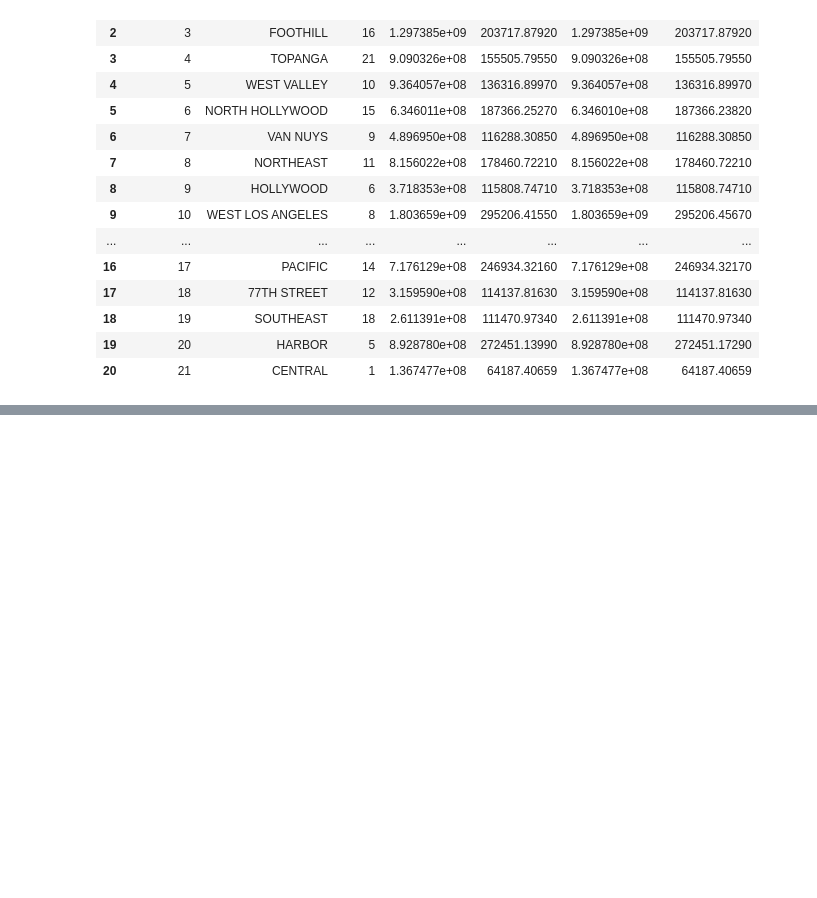
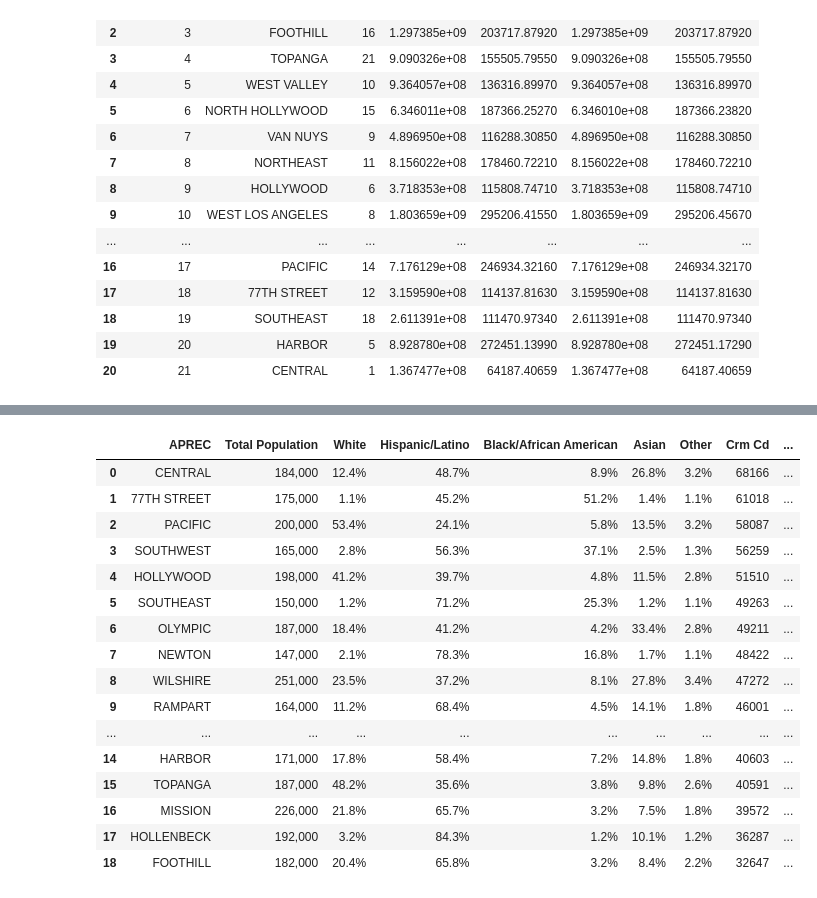
Before and after one commit to DazzedUpDas/AI-Ethics--Detecting-Bias, a Jupyter notebook: DetectingBias.ipynb, the cells around one changed output, grey strips where cells are left out. Cells and saved outputs as stored; diff of their text form; code cells hidden in the pictures; blank space fills up the shorter version.

```diff
--- a/DetectingBias.ipynb
+++ b/DetectingBias.ipynb
@@ -279,0 +301,3 @@ lapd_division_areas
+# %%
+lapd_area.drop(columns=['OBJECTID','PREC','PERIMETER','Shape__Area','Shape__Length'],axis=1,inplace=True)
+lapd_area
@@ -279,0 +331,2 @@ lapd_division_areas
+# %%
+lapd_demographics_crime_race.rename(columns={"LAPD Area":"APREC"},inplace=True)
@@ -279,0 +393,6 @@ lapd_division_areas
+# %%
+
+lapd_demographics_crime_race['APREC'] = lapd_demographics_crime_race['APREC'].str.lower()
+lapd_area['APREC'] = lapd_area['APREC'].str.lower()
+
+total_df = lapd_demographics_crime_race.merge(lapd_area, on='APREC')
@@ -279,0 +405,22 @@ lapd_division_areas
+# %%
+total_df['APREC']=total_df['APREC'].str.upper()
+# %%
+total_df
+# %% [output]
+|  | APREC | Total Population | White | Hispanic/Latino | Black/African American | Asian | Other | Crm Cd | ... |
+| 0 | CENTRAL | 184,000 | 12.4% | 48.7% | 8.9% | 26.8% | 3.2% | 68166 | ... |
+| 1 | 77TH STREET | 175,000 | 1.1% | 45.2% | 51.2% | 1.4% | 1.1% | 61018 | ... |
+| 2 | PACIFIC | 200,000 | 53.4% | 24.1% | 5.8% | 13.5% | 3.2% | 58087 | ... |
+| 3 | SOUTHWEST | 165,000 | 2.8% | 56.3% | 37.1% | 2.5% | 1.3% | 56259 | ... |
+| 4 | HOLLYWOOD | 198,000 | 41.2% | 39.7% | 4.8% | 11.5% | 2.8% | 51510 | ... |
+| 5 | SOUTHEAST | 150,000 | 1.2% | 71.2% | 25.3% | 1.2% | 1.1% | 49263 | ... |
+| 6 | OLYMPIC | 187,000 | 18.4% | 41.2% | 4.2% | 33.4% | 2.8% | 49211 | ... |
+| 7 | NEWTON | 147,000 | 2.1% | 78.3% | 16.8% | 1.7% | 1.1% | 48422 | ... |
+| 8 | WILSHIRE | 251,000 | 23.5% | 37.2% | 8.1% | 27.8% | 3.4% | 47272 | ... |
+| 9 | RAMPART | 164,000 | 11.2% | 68.4% | 4.5% | 14.1% | 1.8% | 46001 | ... |
+| ... | ... | ... | ... | ... | ... | ... | ... | ... | ... |
+| 14 | HARBOR | 171,000 | 17.8% | 58.4% | 7.2% | 14.8% | 1.8% | 40603 | ... |
+| 15 | TOPANGA | 187,000 | 48.2% | 35.6% | 3.8% | 9.8% | 2.6% | 40591 | ... |
+| 16 | MISSION | 226,000 | 21.8% | 65.7% | 3.2% | 7.5% | 1.8% | 39572 | ... |
+| 17 | HOLLENBECK | 192,000 | 3.2% | 84.3% | 1.2% | 10.1% | 1.2% | 36287 | ... |
+| 18 | FOOTHILL | 182,000 | 20.4% | 65.8% | 3.2% | 8.4% | 2.2% | 32647 | ... |
```
Also changed, not shown: parts of 22 cells of this notebook.
